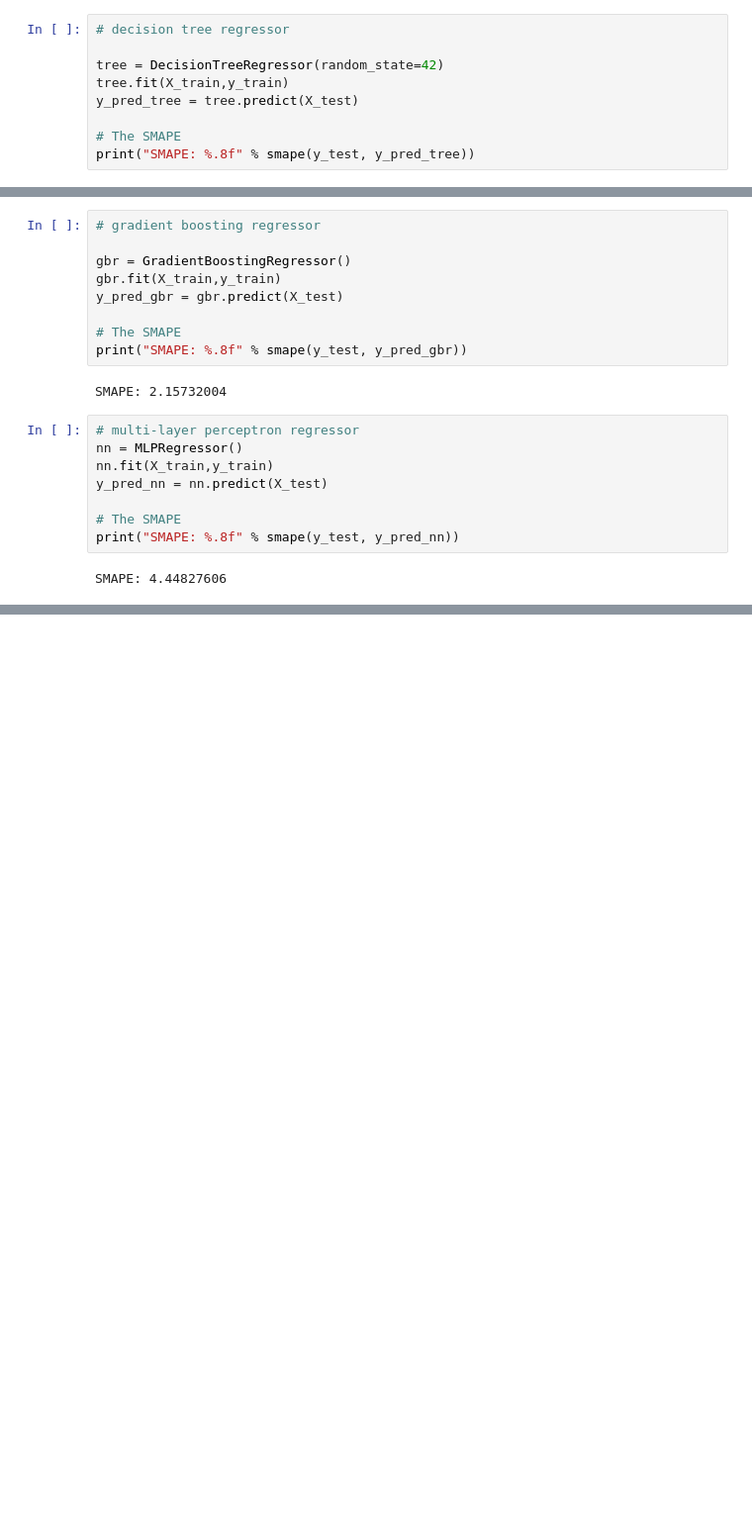
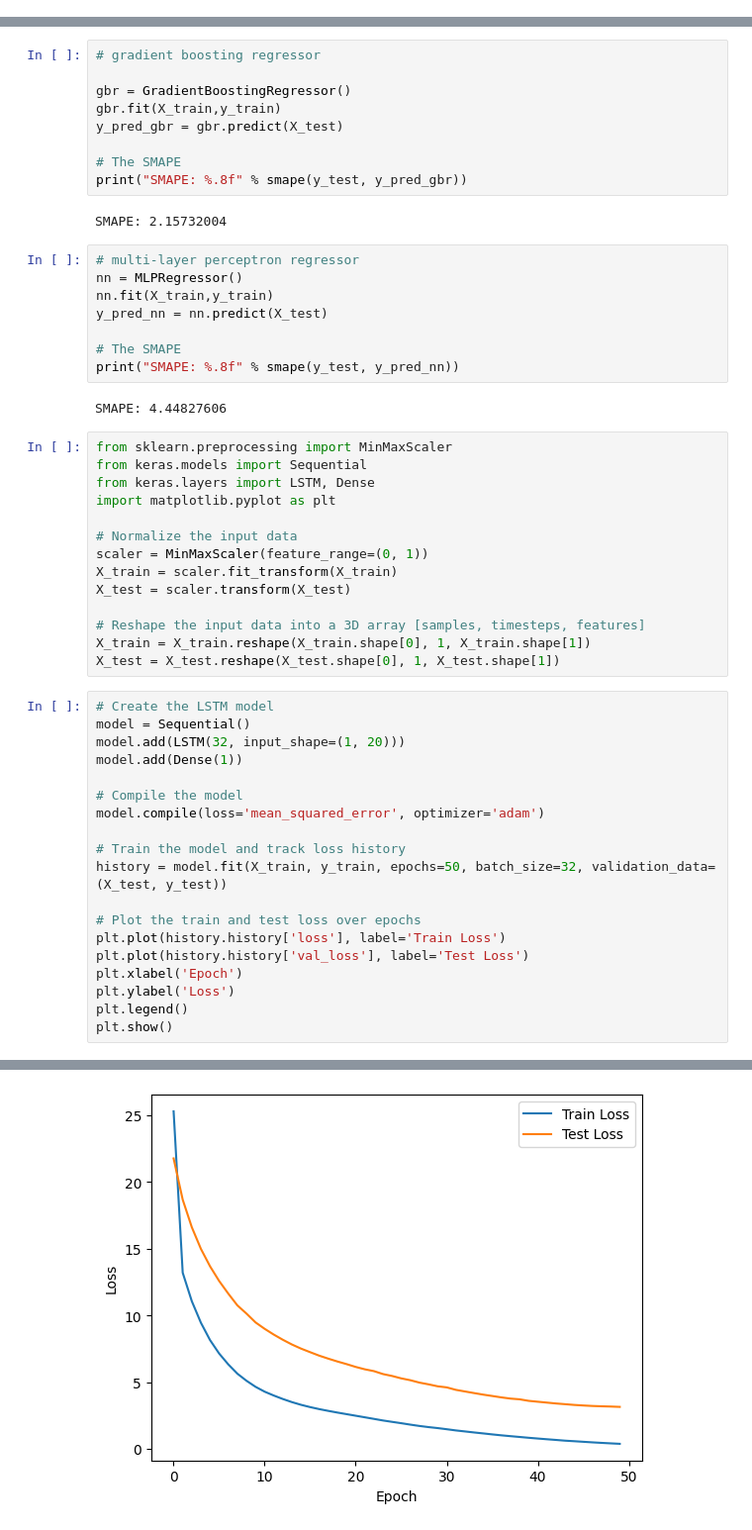
Before and after one commit to nic-hooper/microbusiness_density, a Jupyter notebook: checkpoint3.ipynb, the cells around one changed output, grey strips where cells are left out. Shown: that part at 99% size. Saved outputs shown, nothing was run; the diff lists cells and outputs as text; blank space fills up the shorter version.

Commit message:
added models to checkpoint3 nb

```diff
--- a/checkpoint3.ipynb
+++ b/checkpoint3.ipynb
@@ -96,12 +96,3 @@ print("SMAPE: %.8f" % smape(y_test, y_pred_kernel))
 Mean squared error: 1.46180896
 Coefficient of determination: 0.96284832
 SMAPE: 3.35358495
-# %%
-# decision tree regressor
-
-tree = DecisionTreeRegressor(random_state=42)
-tree.fit(X_train,y_train)
-y_pred_tree = tree.predict(X_test)
-
-# The SMAPE
-print("SMAPE: %.8f" % smape(y_test, y_pred_tree))
@@ -128,3 +117,37 @@ y_pred_nn = nn.predict(X_test)
 print("SMAPE: %.8f" % smape(y_test, y_pred_nn))
 # %% [output]
 SMAPE: 4.44827606
+# %%
+from sklearn.preprocessing import MinMaxScaler
+from keras.models import Sequential
+from keras.layers import LSTM, Dense
+import matplotlib.pyplot as plt
+
+# Normalize the input data
+scaler = MinMaxScaler(feature_range=(0, 1))
+X_train = scaler.fit_transform(X_train)
+X_test = scaler.transform(X_test)
+
+# Reshape the input data into a 3D array [samples, timesteps, features]
+X_train = X_train.reshape(X_train.shape[0], 1, X_train.shape[1])
+X_test = X_test.reshape(X_test.shape[0], 1, X_test.shape[1])
+# %%
+# Create the LSTM model
+model = Sequential()
+model.add(LSTM(32, input_shape=(1, 20)))
+model.add(Dense(1))
+
+# Compile the model
+model.compile(loss='mean_squared_error', optimizer='adam')
+
+# Train the model and track loss history
+history = model.fit(X_train, y_train, epochs=50, batch_size=32, validation_data=(X_test, y_test))
+
+# Plot the train and test loss over epochs
+plt.plot(history.history['loss'], label='Train Loss')
+plt.plot(history.history['val_loss'], label='Test Loss')
+plt.xlabel('Epoch')
+plt.ylabel('Loss')
+plt.legend()
+plt.show()
+# %% [output]
@@ -130,0 +171 @@ SMAPE: 4.44827606
+[figure, added]
```
Also changed, not shown: parts of 4 cells of this notebook.
